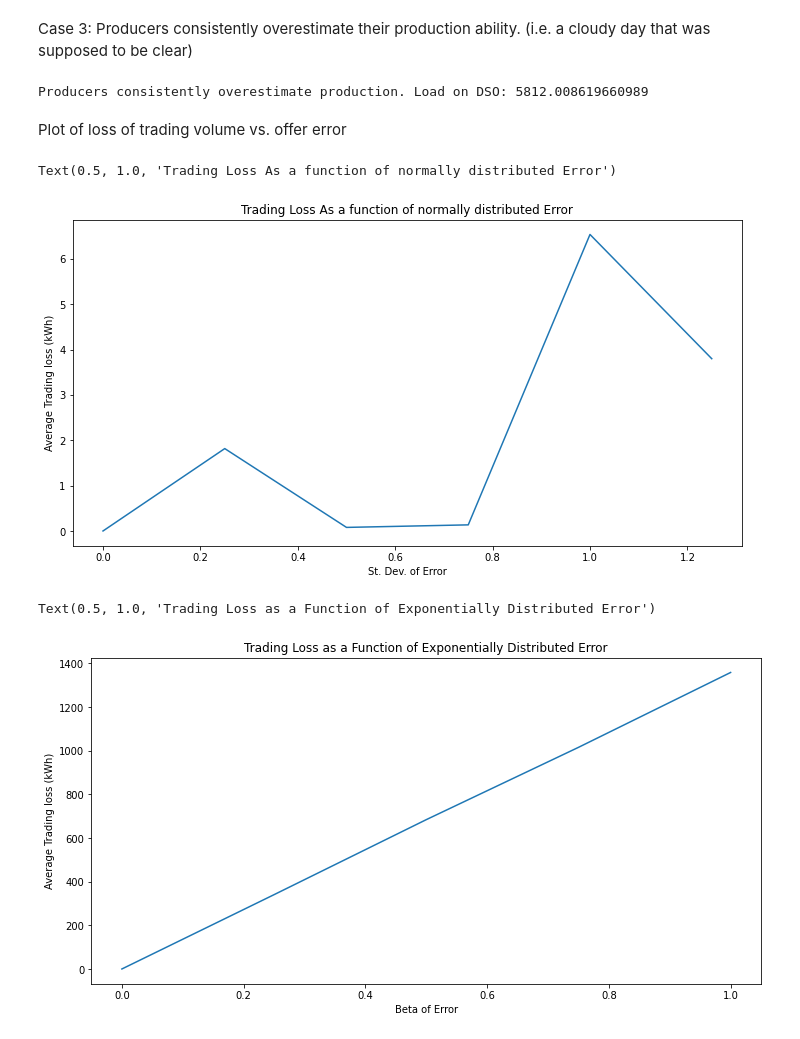
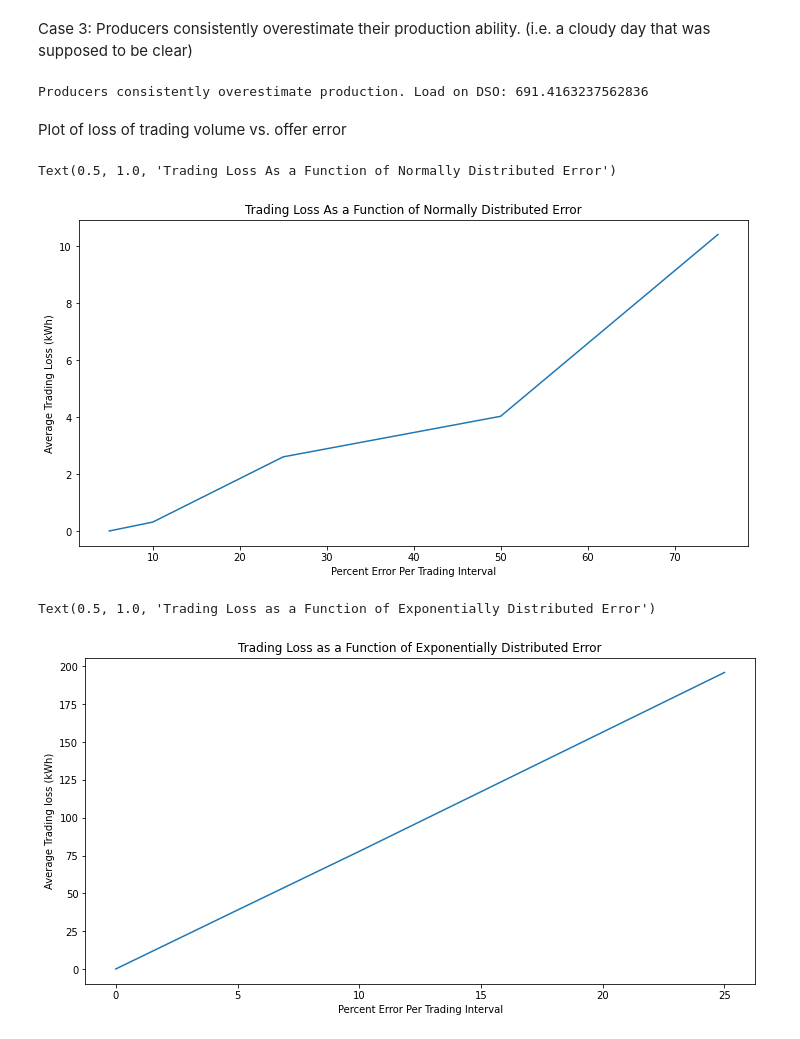
Before and after one commit to scope-lab-vu/transactive-blockchain, a Jupyter notebook: TCPS_data.ipynb, the cells around one changed output. Saved outputs shown, nothing was run; the diff lists cells and outputs as text; code cells hidden in the pictures.

Commit message:
Fixed graphs of error vs. trading loss

```diff
--- a/TCPS_data.ipynb
+++ b/TCPS_data.ipynb
@@ -138,37 +138,38 @@ for prosumer in prosumer_df.values():
   for row in prosumer.iterrows():
       energy = float(row[1]['energy'])
       if energy > 0:
-        energy = energy - np.random.exponential(10)
+        energy = energy - np.random.exponential(1)
       total_energy = total_energy + energy
 
 unmet_energy = np.abs(total_energy)-objective
 print('Producers consistently overestimate production. Load on DSO: {}'.format(unmet_energy))
 # %% [output]
-Producers consistently overestimate production. Load on DSO: 5812.008619660989
+Producers consistently overestimate production. Load on DSO: 691.4163237562836
 # %% [markdown]
 Plot of loss of trading volume vs. offer error
 # %%
-sigmas = [0 ,0.25, 0.5, 0.75, 1, 1.25]
+perc_errors_norm = [0.05, 0.1 ,0.25, 0.5, 0.75]
 num_exp = 100
-total_energy_norm = pd.DataFrame(np.zeros((num_exp, len(sigmas))))
+total_energy_norm = pd.DataFrame(np.zeros((num_exp, len(perc_errors_norm))))
 for dfRow in total_energy_norm.iterrows():
-  for idx, sigma in enumerate(sigmas):
+  for idx, error in enumerate(perc_errors_norm):
     for prosumer in prosumer_df.values():
       for row in prosumer.iterrows():
-          energy = float(row[1]['energy']) + np.random.normal(0,sigma)
-          dfRow[1].iloc[idx] = dfRow[1].iloc[idx] + energy
+        energy = float(row[1]['energy'])
+        energy = energy if energy == 0 else energy + np.random.normal(0,np.abs(error*energy))
+        dfRow[1].iloc[idx] = dfRow[1].iloc[idx] + energy
 # %%
 avg_unmet_energy_norm = np.abs(total_energy_norm.mean(axis=0)-objective)
 trading_loss_norm = np.abs(avg_unmet_energy_norm-avg_unmet_energy_norm.iloc[0])
 # %%
 import matplotlib.pyplot as plt
 
 fig = plt.figure(figsize=(12,6))
-plt.plot(sigmas, trading_loss_norm)
-plt.xlabel('St. Dev. of Error')
-plt.ylabel('Average Trading loss (kWh)')
-plt.title('Trading Loss As a function of normally distributed Error')
+plt.plot(np.multiply(perc_errors_norm,100), trading_loss_norm)
+plt.xlabel('Percent Error Per Trading Interval')
+plt.ylabel('Average Trading Loss (kWh)')
+plt.title('Trading Loss As a Function of Normally Distributed Error')
 # %% [output]
-Text(0.5, 1.0, 'Trading Loss As a function of normally distributed Error')
+Text(0.5, 1.0, 'Trading Loss As a Function of Normally Distributed Error')
-[figure, old version]
+[figure, new version]
 # %%
@@ -187,10 +190,10 @@ avg_unmet_energy_exp = np.abs(total_energy_exp.mean(axis=0)-objective)
 trading_loss_exp = np.abs(avg_unmet_energy_exp-avg_unmet_energy_exp.iloc[0])
 # %%
 fig = plt.figure(figsize=(12,6))
-plt.plot(lambdas, trading_loss_exp)
-plt.xlabel('Beta of Error')
+plt.plot(np.multiply(perc_errors,100), trading_loss_exp)
+plt.xlabel('Percent Error Per Trading Interval')
 plt.ylabel('Average Trading loss (kWh)')
 plt.title('Trading Loss as a Function of Exponentially Distributed Error')
 # %% [output]
 Text(0.5, 1.0, 'Trading Loss as a Function of Exponentially Distributed Error')
-[figure, old version]
+[figure, new version]
```
Also changed, not shown: parts of 2 cells of this notebook.
